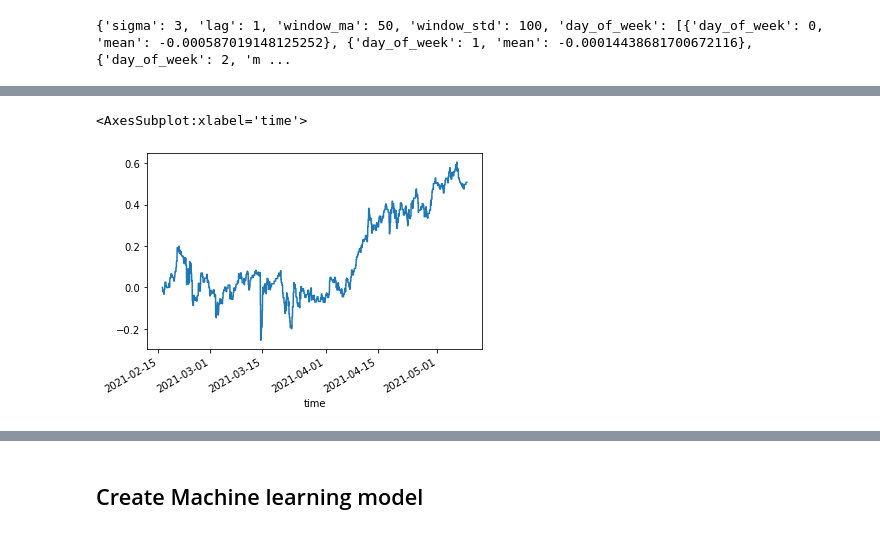
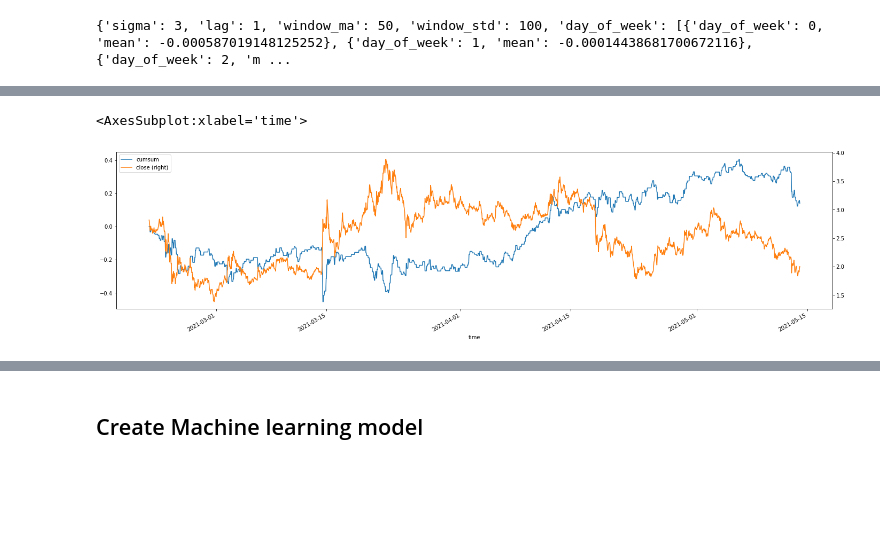
Before and after one commit to sergio12S/mean-reversing-bitcoin, a Jupyter notebook: strategies/settings.ipynb, the cells around one changed output, grey strips where cells are left out. Cells and saved outputs as stored; diff of their text form; code cells hidden in the pictures; blank space fills up the shorter version.

```diff
--- a/strategies/settings.ipynb
+++ b/strategies/settings.ipynb
@@ -34,5 +34,5 @@ print(best_rules)
 # %%
 backtest_data = strategy_ml.backtest(data=data, comission=0.001,  takeProfit=0.01,
                 lag=12, stopLoss=-0.005, exitPosition="take", ml=False)
-backtest_data['cumsum'].plot()
+backtest_data[['cumsum', 'close']].plot(figsize=(24, 6), secondary_y='close')
 # %% [output]
@@ -40,5 +40,5 @@ backtest_data['cumsum'].plot()
 <AxesSubplot:xlabel='time'>
-[figure, old version]
+[figure, new version]
 # %%
 backtest_data.loc[:, 'count_return'] = np.where(backtest_data['return'] > 0, 1, backtest_data['return'])
 backtest_data.loc[:, 'count_return'] = np.where(backtest_data['return'] < 0, -1, backtest_data['count_return'])
```
Also changed, not shown: parts of 8 cells of this notebook, 7 other files.
